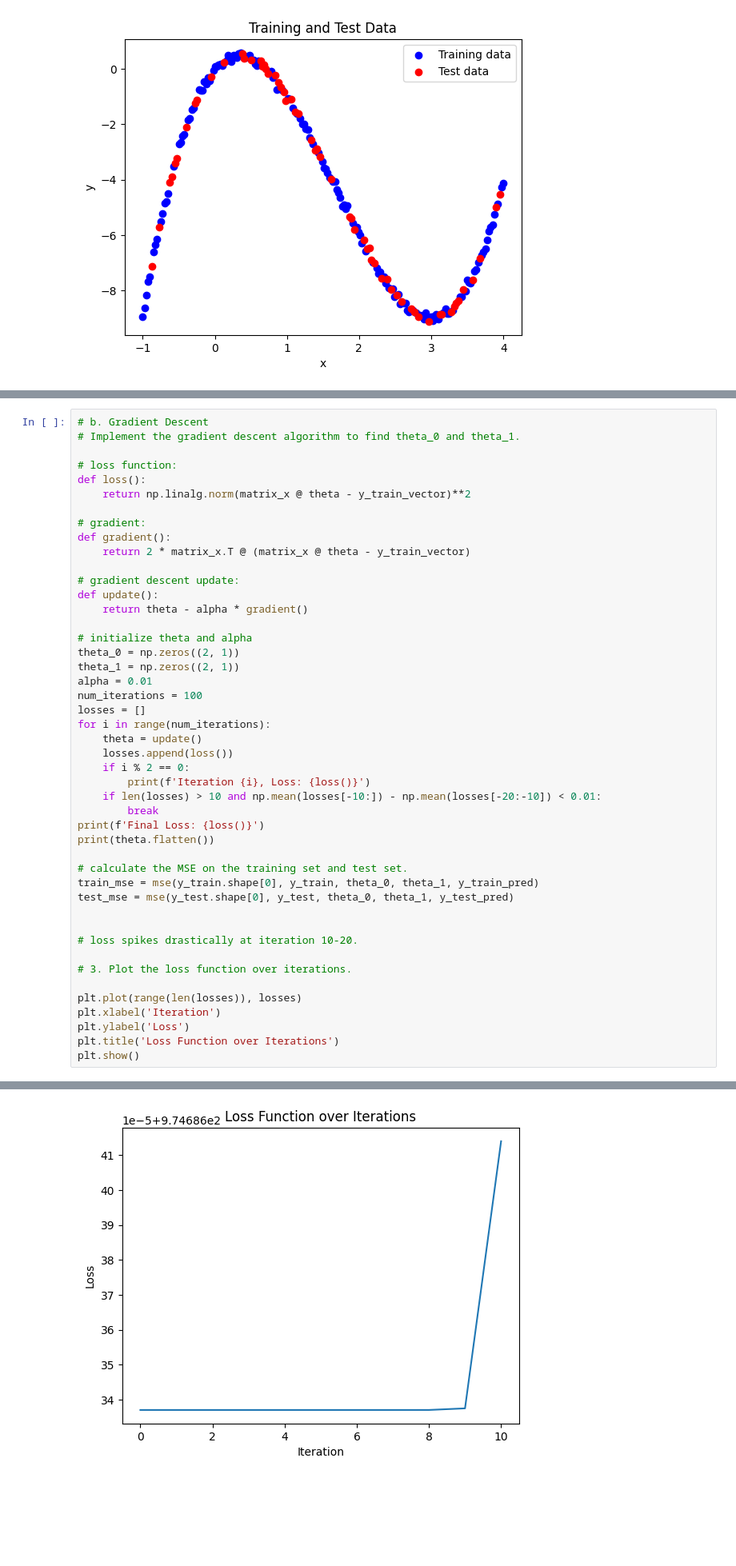
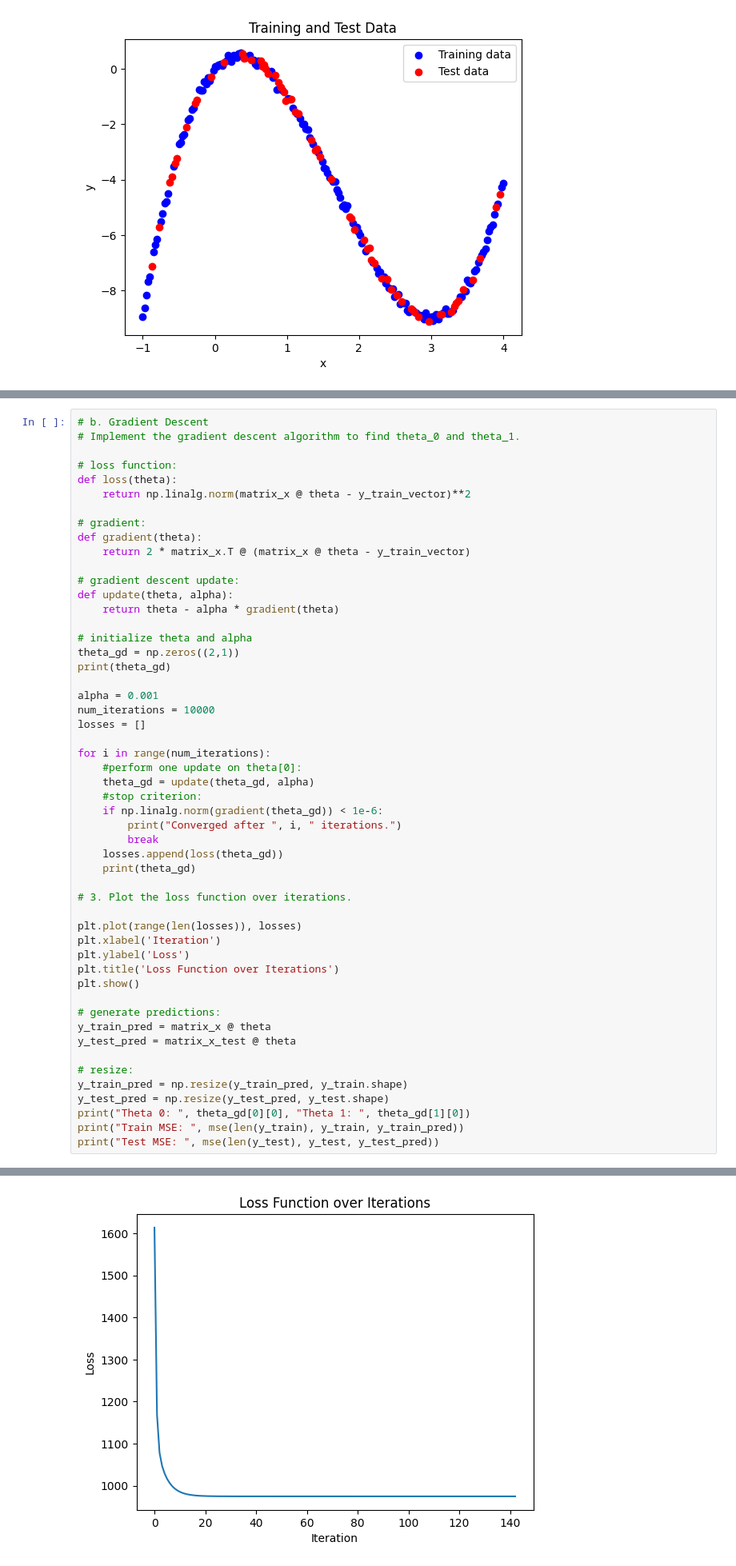
Before and after one commit to kilpy/Machine-Learning-6220, a Jupyter notebook: HW1/Q6/linear_regression.ipynb, the cells around one changed output, grey strips where cells are left out. Shown at 80% size. Saved outputs shown, nothing was run; the diff lists cells and outputs as text; blank space fills up the shorter version.

Commit message:
finished
-finalized

```diff
--- a/HW1/Q6/linear_regression.ipynb
+++ b/HW1/Q6/linear_regression.ipynb
@@ -73,39 +70,34 @@ Test MSE: 3966.600955487962
 # Implement the gradient descent algorithm to find theta_0 and theta_1.
 
 # loss function:
-def loss():
+def loss(theta):
     return np.linalg.norm(matrix_x @ theta - y_train_vector)**2
 
 # gradient:
-def gradient():
+def gradient(theta):
     return 2 * matrix_x.T @ (matrix_x @ theta - y_train_vector)
 
 # gradient descent update:
-def update():
-    return theta - alpha * gradient()
+def update(theta, alpha):
+    return theta - alpha * gradient(theta)
 
 # initialize theta and alpha
-theta_0 = np.zeros((2, 1))
-theta_1 = np.zeros((2, 1))
-alpha = 0.01
-num_iterations = 100
+theta_gd = np.zeros((2,1))
+print(theta_gd)
+
+alpha = 0.001
+num_iterations = 10000
 losses = []
+
 for i in range(num_iterations):
-    theta = update()
-    losses.append(loss())
-    if i % 2 == 0:
-        print(f'Iteration {i}, Loss: {loss()}')
-    if len(losses) > 10 and np.mean(losses[-10:]) - np.mean(losses[-20:-10]) < 0.01:
+    #perform one update on theta[0]:
+    theta_gd = update(theta_gd, alpha)
+    #stop criterion:
+    if np.linalg.norm(gradient(theta_gd)) < 1e-6:
+        print("Converged after ", i, " iterations.")
         break
-print(f'Final Loss: {loss()}')
-print(theta.flatten())
-
-# calculate the MSE on the training set and test set.
-train_mse = mse(y_train.shape[0], y_train, theta_0, theta_1, y_train_pred)
-test_mse = mse(y_test.shape[0], y_test, theta_0, theta_1, y_test_pred)
-
-
-# loss spikes drastically at iteration 10-20.
+    losses.append(loss(theta_gd))
+    print(theta_gd)
 
 # 3. Plot the loss function over iterations.
 
@@ -114,4 +106,15 @@ plt.xlabel('Iteration')
 plt.ylabel('Loss')
 plt.title('Loss Function over Iterations')
 plt.show()
+
+# generate predictions:
+y_train_pred = matrix_x @ theta
+y_test_pred = matrix_x_test @ theta
+
+# resize:
+y_train_pred = np.resize(y_train_pred, y_train.shape)
+y_test_pred = np.resize(y_test_pred, y_test.shape)
+print("Theta 0: ", theta_gd[0][0], "Theta 1: ", theta_gd[1][0])
+print("Train MSE: ", mse(len(y_train), y_train, y_train_pred))
+print("Test MSE: ", mse(len(y_test), y_test, y_test_pred))
 # %% [output]
@@ -126 +138 @@ Final Loss: 974.6864139780697
-[figure, old version]
+[figure, new version]
```
Also changed, not shown: parts of 10 cells of this notebook, 1 other file.
